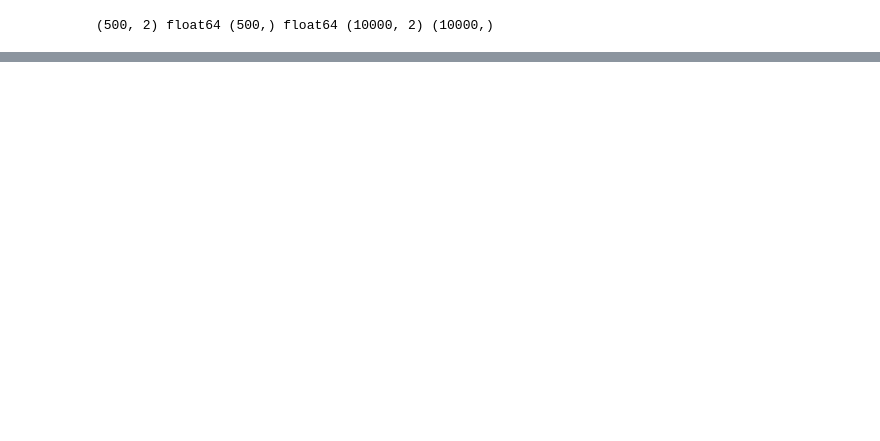
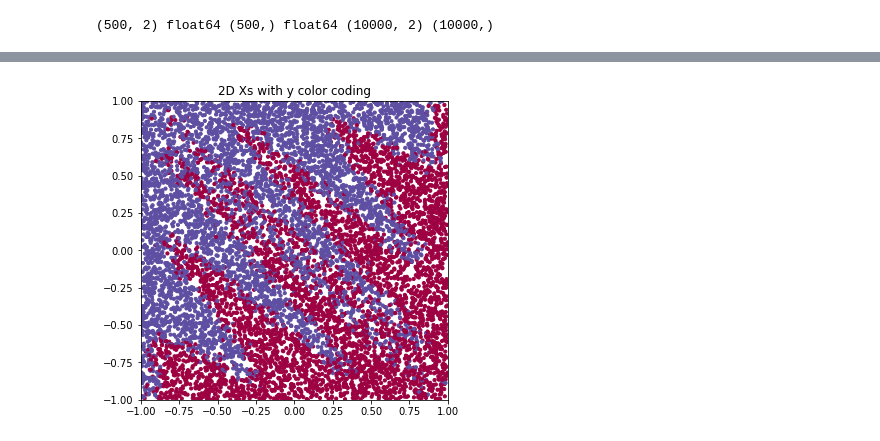
Before and after one commit to dan3dewey/chirp-to-ROC, a Jupyter notebook: chirp-to-ROC_demo.ipynb, the cells around one changed output, grey strips where cells are left out. Drawn from its saved outputs; the diff is of its cells as text; code cells hidden in the pictures; blank space fills up the shorter version.

```diff
--- a/chirp-to-ROC_demo.ipynb
+++ b/chirp-to-ROC_demo.ipynb
@@ -81,0 +72,4 @@ y_hat = chp.chirp_region(test_X)
+# %%
+   chp.plot_Xy(X_test, y_test, s=10)
+# %% [output]
+[figure, added]
```
Also changed, not shown: parts of 39 cells of this notebook, 1 other file.
